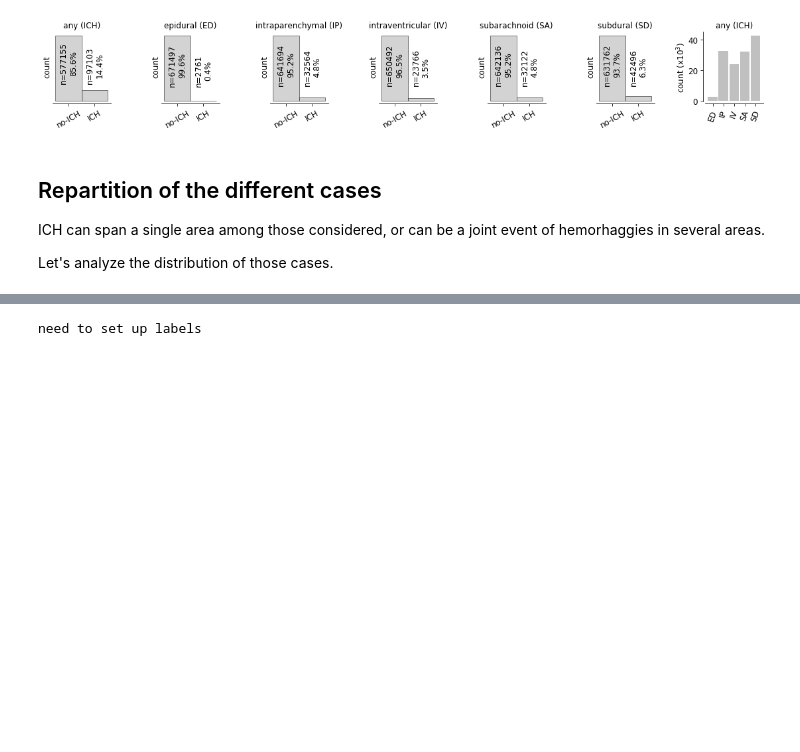
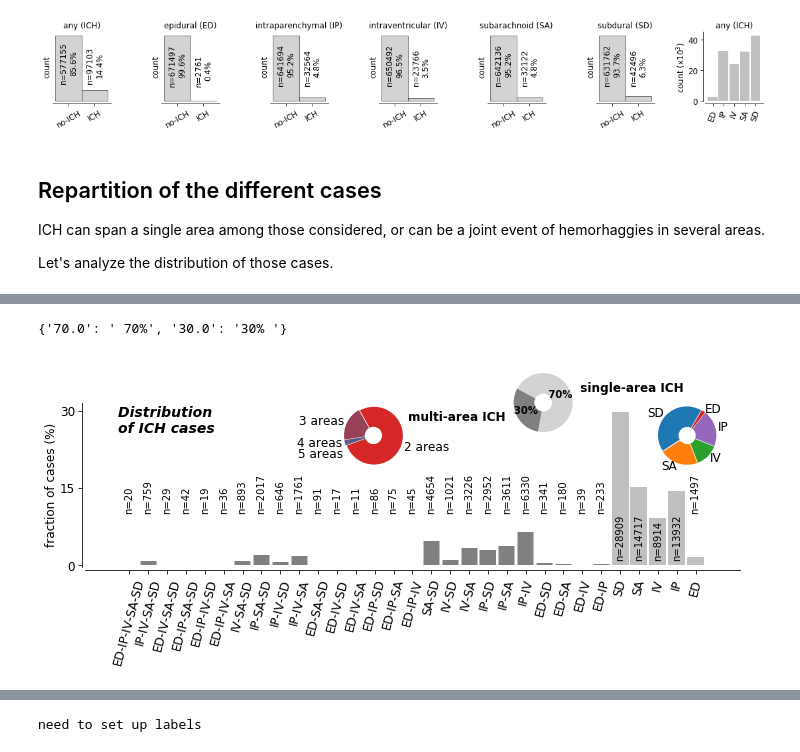
Before and after one commit to yzerlaut/hemorrhage_detection, a Jupyter notebook: notebook.ipynb, the cells around one changed output, grey strips where cells are left out. Saved outputs shown, nothing was run; the diff lists cells and outputs as text; code cells hidden in the pictures; blank space fills up the shorter version.

```diff
--- a/notebook.ipynb
+++ b/notebook.ipynb
@@ -187,0 +206,34 @@ mg = graphs('notebook')
+# %%
+# a complete view of the different cases
+percentage = CASES_COUNT*100./nICH
+percentage2 = percentage.copy() # just for plotting purpose
+percentage2[CASE_nICH==1] = 0
+fig, ax = mg.bar(percentage, yerr=0., ylabel='fraction of cases (%)',
+       axes_args=dict(xticks=range(len(ABREV)), xticks_labels=ABREV, xticks_rotation=75),
+       fig_args=dict(figsize=(3,1.1), top=10.))
+ax.bar(np.arange(len(CASES_COUNT)), percentage2, color='gray')
+for i, n in enumerate(CASES_COUNT):
+    if n<8000:
+        mg.annotate(ax, 'n=%i' % n, (i,10), xycoords='data', rotation=90, ha='center')
+    else:
+        mg.annotate(ax, 'n=%i' % n, (i,1), xycoords='data', rotation=90, ha='center')
+
+ax2, ax3, ax4 = mg.inset(ax, rect=[.87,.55,.1,.5]), mg.inset(ax, rect=[.65,.75,.1,.5]), mg.inset(ax, rect=[.39,.55,.1,.5])
+
+mg.pie([np.sum(percentages[np.array(CASE_nICH)==1]), np.sum(percentages[np.array(CASE_nICH)>1])],
+        pie_labels = [' %.0f%%'%np.sum(percentages[np.array(CASE_nICH)==1]),'%.0f%% '%np.sum(percentages[np.array(CASE_nICH)>1])],
+        ext_labels=['  single-area ICH','multi-area ICH  '], ax=ax3, COLORS=['lightgray', 'gray'],
+        pie_args=dict(startangle=-100),ext_text_settings={'weight':'bold', 'color':'k','size':12})
+mg.pie([p for p in percentages[np.array(CASE_nICH)==1]],
+        ext_labels=A_LOCS[::-1],
+        COLORS=[mg.b, mg.o, mg.g, mg.purple, mg.r],
+        explodes=np.ones(5)*.02,
+        pie_labels_distance=.7,ax=ax2, pie_args=dict(startangle=60))
+mg.pie([np.sum(percentages[np.array(CASE_nICH)==ii]) for ii in range(2,6)],
+        COLORS=[mg.red_to_blue(x) for x in np.linspace(0,1,4)],
+        ext_labels=['2 areas', '3 areas', '4 areas', '  \n5 areas'],
+        explodes=np.ones(4)*.02, ax=ax4, pie_args=dict(startangle=200));
+mg.annotate(ax, 'Distribution \nof ICH cases', (.05,.8), fontsize=14, style='italic', weight='bold')
+# %% [output]
+{'70.0': ' 70%', '30.0': '30% '}
+[figure, added]
```
Also changed, not shown: parts of 16 cells of this notebook.
